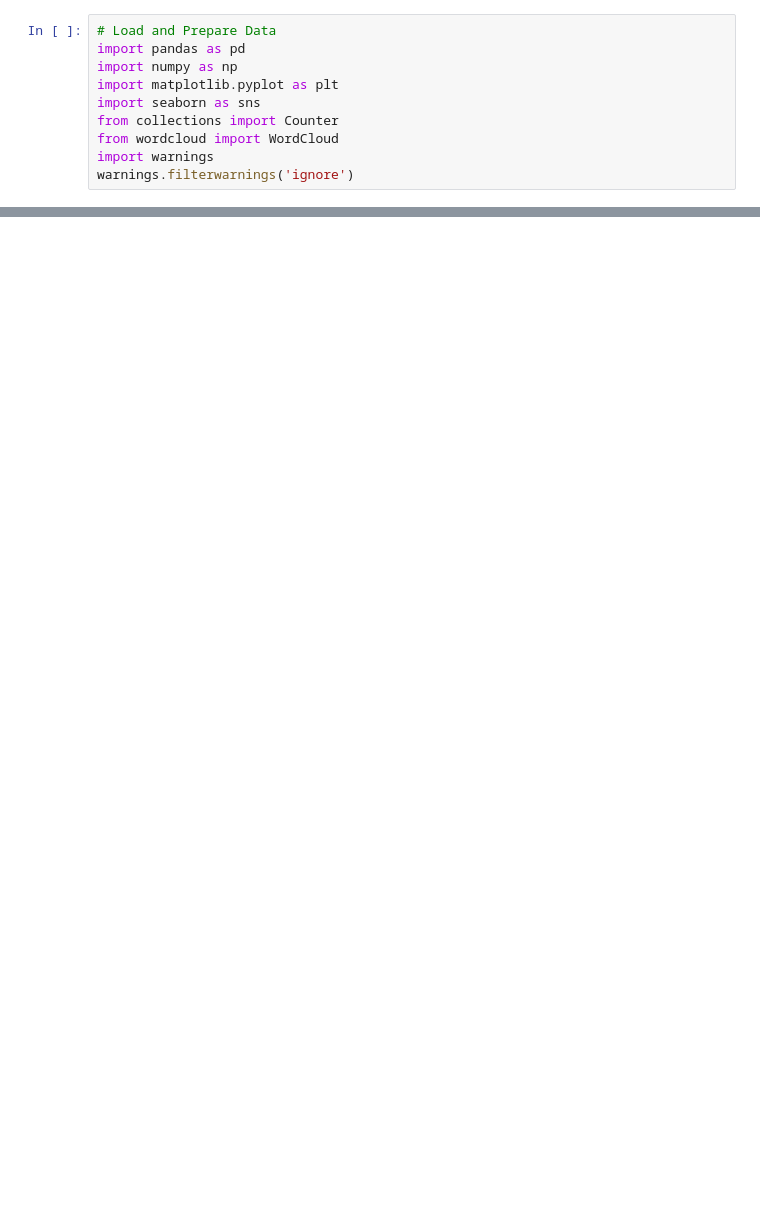
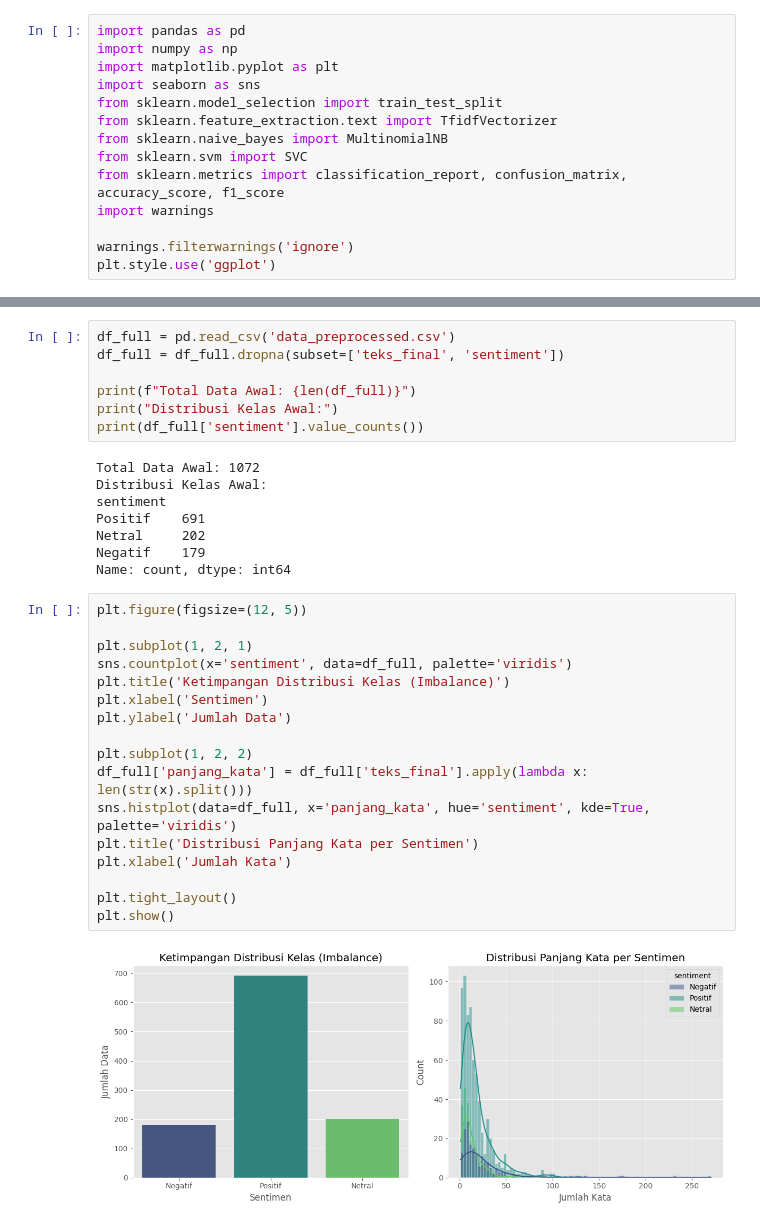
Before and after one commit to rhzain/kabur-aja-dulu, a Jupyter notebook: modelling.ipynb, the cells around one changed output, grey strips where cells are left out. Drawn from its saved outputs; the diff is of its cells as text; blank space fills up the shorter version.

```diff
--- a/modelling.ipynb
+++ b/modelling.ipynb
@@ -1,10 +1,14 @@
 # %%
-# Load and Prepare Data
 import pandas as pd
 import numpy as np
 import matplotlib.pyplot as plt
 import seaborn as sns
-from collections import Counter
-from wordcloud import WordCloud
+from sklearn.model_selection import train_test_split
+from sklearn.feature_extraction.text import TfidfVectorizer
+from sklearn.naive_bayes import MultinomialNB
+from sklearn.svm import SVC
+from sklearn.metrics import classification_report, confusion_matrix, accuracy_score, f1_score
 import warnings
+
 warnings.filterwarnings('ignore')
+plt.style.use('ggplot')
@@ -620,0 +15,34 @@ Model saved: model_sentiment_svm_v2.joblib
+# %%
+df_full = pd.read_csv('data_preprocessed.csv')
+df_full = df_full.dropna(subset=['teks_final', 'sentiment'])
+
+print(f"Total Data Awal: {len(df_full)}")
+print("Distribusi Kelas Awal:")
+print(df_full['sentiment'].value_counts())
+# %% [output]
+Total Data Awal: 1072
+Distribusi Kelas Awal:
+sentiment
+Positif    691
+Netral     202
+Negatif    179
+Name: count, dtype: int64
+# %%
+plt.figure(figsize=(12, 5))
+
+plt.subplot(1, 2, 1)
+sns.countplot(x='sentiment', data=df_full, palette='viridis')
+plt.title('Ketimpangan Distribusi Kelas (Imbalance)')
+plt.xlabel('Sentimen')
+plt.ylabel('Jumlah Data')
+
+plt.subplot(1, 2, 2)
+df_full['panjang_kata'] = df_full['teks_final'].apply(lambda x: len(str(x).split()))
+sns.histplot(data=df_full, x='panjang_kata', hue='sentiment', kde=True, palette='viridis')
+plt.title('Distribusi Panjang Kata per Sentimen')
+plt.xlabel('Jumlah Kata')
+
+plt.tight_layout()
+plt.show()
+# %% [output]
+[figure, added]
```
Also changed, not shown: parts of 27 cells of this notebook, 8 other files.
